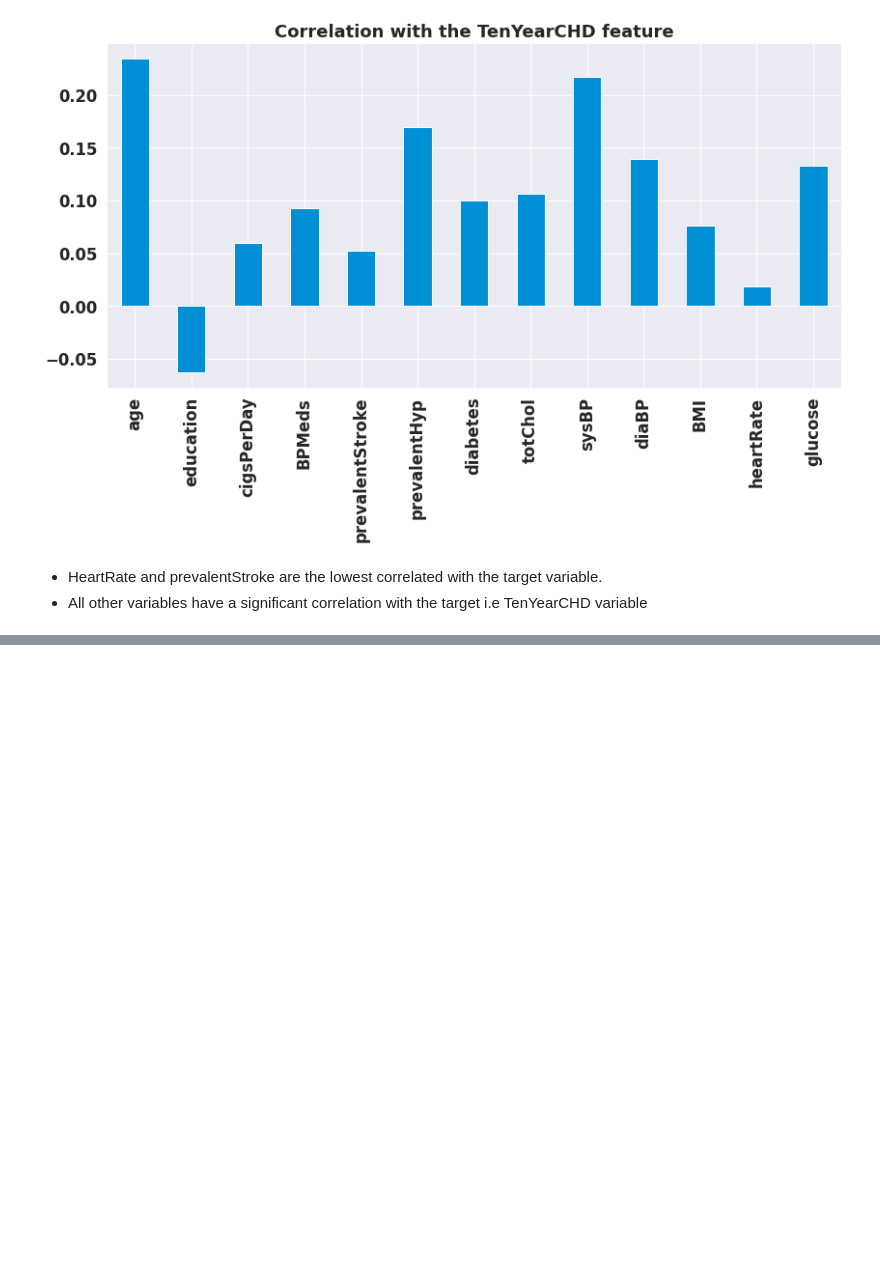
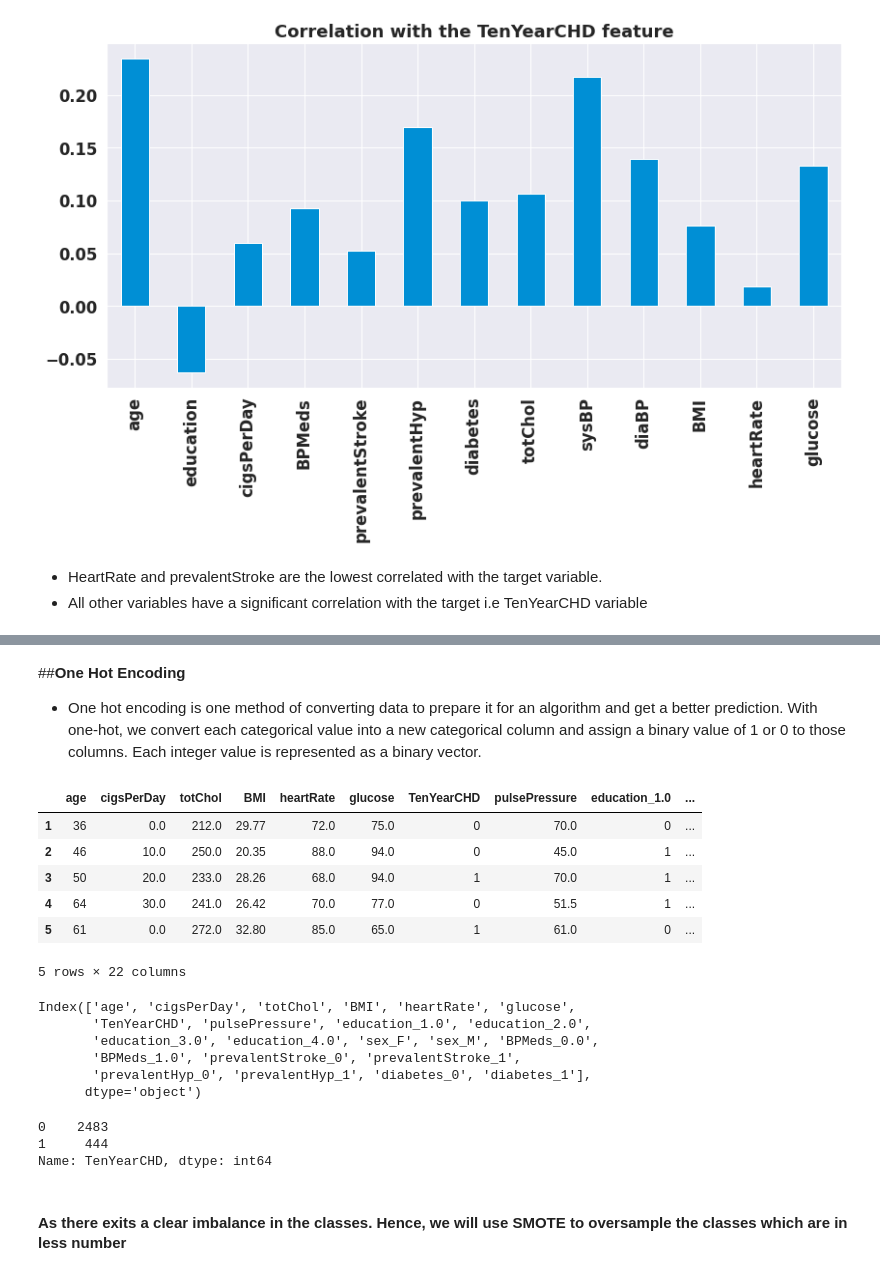
Before and after one commit to kavrit/Cardiovascular-Risk-Prediction, a Jupyter notebook: Capstone_Project_Cardiovascular_Risk_Prediction.ipynb, the cells around one changed output, grey strips where cells are left out. Drawn from its saved outputs; the diff is of its cells as text; code cells hidden in the pictures; blank space fills up the shorter version.

```diff
--- a/Capstone_Project_Cardiovascular_Risk_Prediction.ipynb
+++ b/Capstone_Project_Cardiovascular_Risk_Prediction.ipynb
@@ -684,0 +689,17 @@ lowest correlated with the target variable.
+# %%
+# Adding pulse pressure as a column
+df['pulsePressure'] = df['sysBP'] - df['diaBP']
+# Dropping the systolic and diastolic BP columns
+df.drop(['sysBP','diaBP'], axis = 1, inplace = True)
+# Dropping the 'is_smoking' column
+df.drop('is_smoking', axis = 1, inplace = True)
+# %%
+# To get the Categorical Variables
+categorical_val = []
+continous_val = []
+for column in df.columns:
+    if len(df[column].unique()) <= 10:
+        categorical_val.append(column)
+    else:
+        continous_val.append(column)
+categorical_val
@@ -684,0 +714,34 @@ lowest correlated with the target variable.
+# %% [markdown]
+##**One Hot Encoding**
+* One hot encoding is one method of converting data to prepare it for an algorithm and get a better prediction. With one-hot, we convert each categorical value into a new categorical column and assign a binary value of 1 or 0 to those columns. Each integer value is represented as a binary vector.
+# %%
+# Creating dummy variables-
+categorical_val.remove('TenYearCHD')
+df=pd.get_dummies(df, columns = categorical_val)
+# %%
+df.head()
+# %% [output]
+|  | age | cigsPerDay | totChol | BMI | heartRate | glucose | TenYearCHD | pulsePressure | education_1.0 | ... |
+| 1 | 36 | 0.0 | 212.0 | 29.77 | 72.0 | 75.0 | 0 | 70.0 | 0 | ... |
+| 2 | 46 | 10.0 | 250.0 | 20.35 | 88.0 | 94.0 | 0 | 45.0 | 1 | ... |
+| 3 | 50 | 20.0 | 233.0 | 28.26 | 68.0 | 94.0 | 1 | 70.0 | 1 | ... |
+| 4 | 64 | 30.0 | 241.0 | 26.42 | 70.0 | 77.0 | 0 | 51.5 | 1 | ... |
+| 5 | 61 | 0.0 | 272.0 | 32.80 | 85.0 | 65.0 | 1 | 61.0 | 0 | ... |
+5 rows × 22 columns
+# %%
+print(df.columns)
+# %% [output]
+Index(['age', 'cigsPerDay', 'totChol', 'BMI', 'heartRate', 'glucose',
+       'TenYearCHD', 'pulsePressure', 'education_1.0', 'education_2.0',
+       'education_3.0', 'education_4.0', 'sex_F', 'sex_M', 'BPMeds_0.0',
+       'BPMeds_1.0', 'prevalentStroke_0', 'prevalentStroke_1',
+       'prevalentHyp_0', 'prevalentHyp_1', 'diabetes_0', 'diabetes_1'],
+      dtype='object')
+# %%
+df.TenYearCHD.value_counts()
+# %% [output]
+0    2483
+1     444
+Name: TenYearCHD, dtype: int64
+# %% [markdown]
+#### **As there exits a clear imbalance in the classes. Hence, we will use SMOTE to oversample the classes which are in less number**
```
Also changed, not shown: parts of 15 cells of this notebook.
